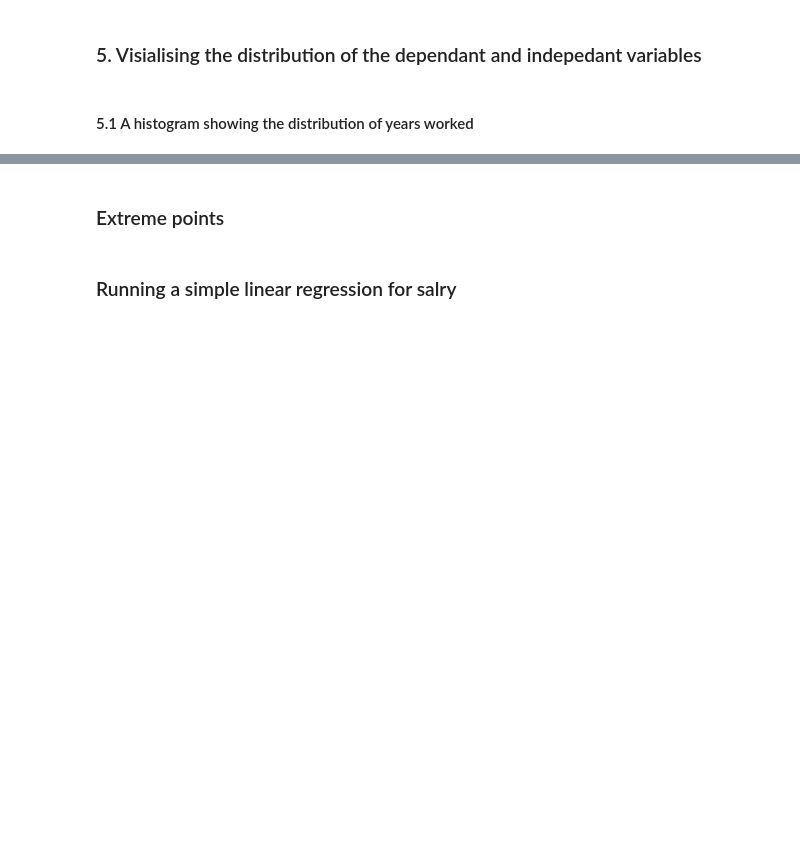
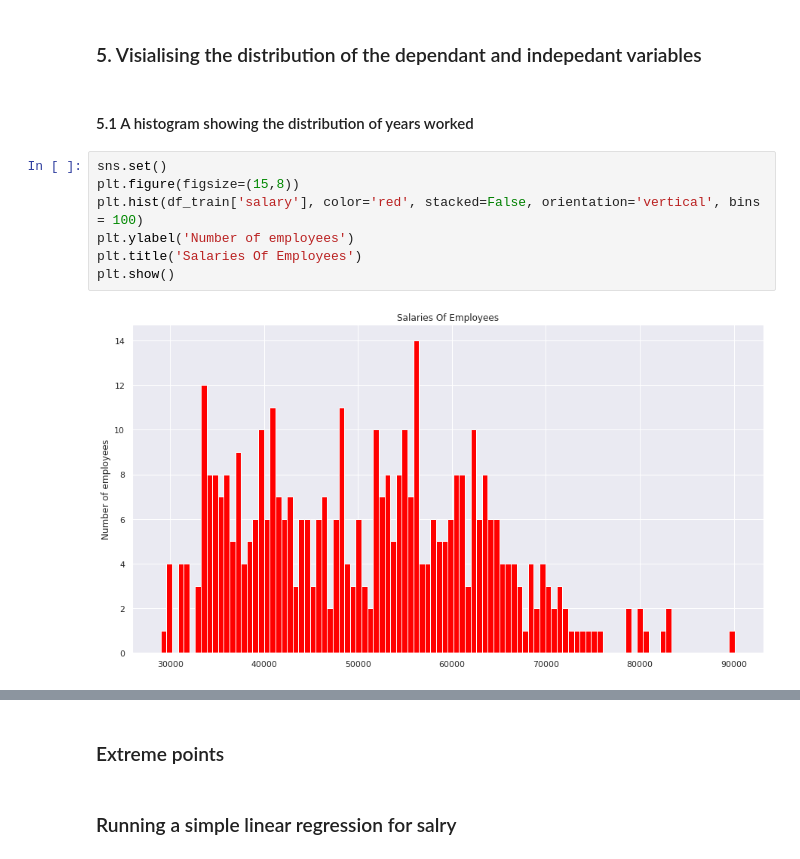
Before and after one commit to AllenMkandla/simple_linear_regression, a Jupyter notebook: linear_regression.ipynb, the cells around one changed output, grey strips where cells are left out. Saved outputs shown, nothing was run; the diff lists cells and outputs as text; blank space fills up the shorter version.

```diff
--- a/linear_regression.ipynb
+++ b/linear_regression.ipynb
@@ -122,5 +143,14 @@ df_test = pd.concat([yrs_worked_test, salary_earned_test], axis=1).reindex(yrs_w
 ### 5. Visialising the distribution of the dependant and indepedant variables
 # %% [markdown]
 #### 5.1 A histogram showing the distribution of years worked
+# %%
+sns.set()
+plt.figure(figsize=(15,8))
+plt.hist(df_train['salary'], color='red', stacked=False, orientation='vertical', bins = 100)
+plt.ylabel('Number of employees')
+plt.title('Salaries Of Employees')
+plt.show()
+# %% [output]
+[figure, added]
 # %%
 sns.set()
```
Also changed, not shown: parts of 23 cells of this notebook.
